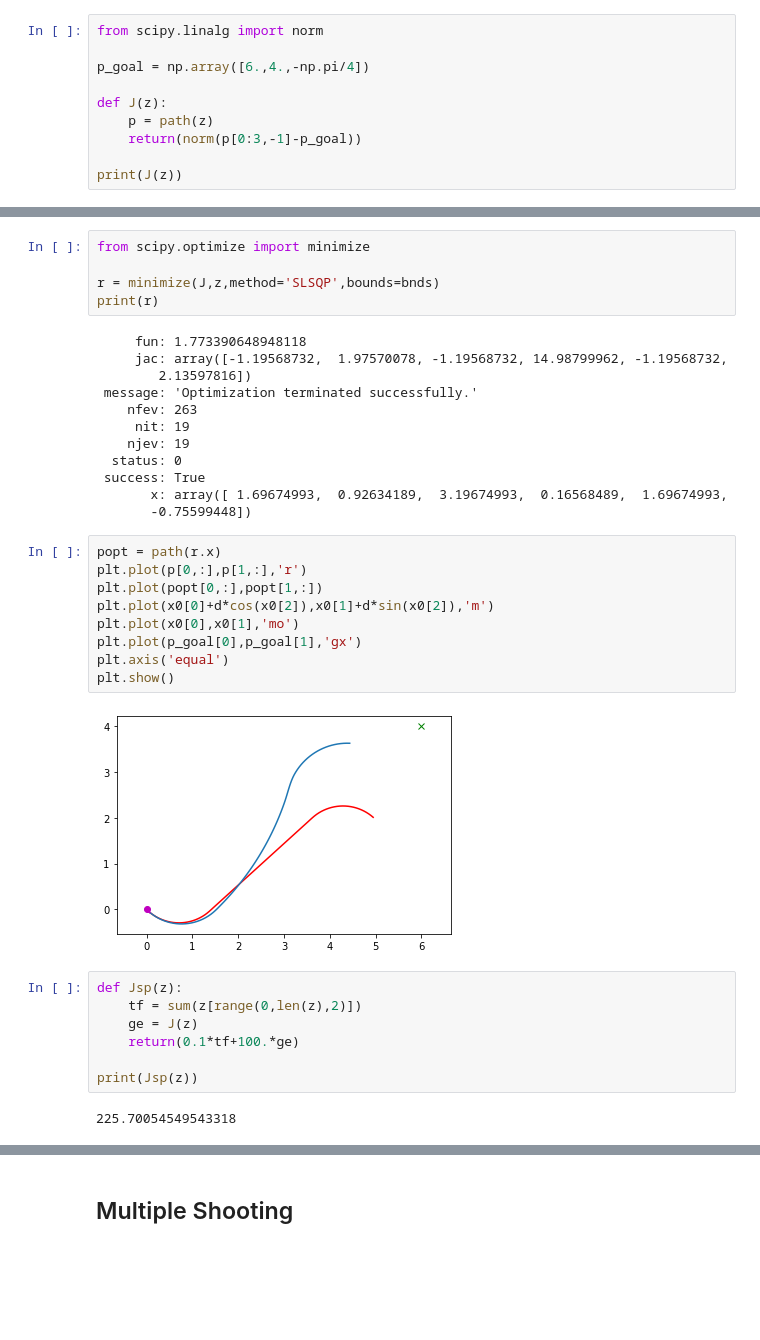
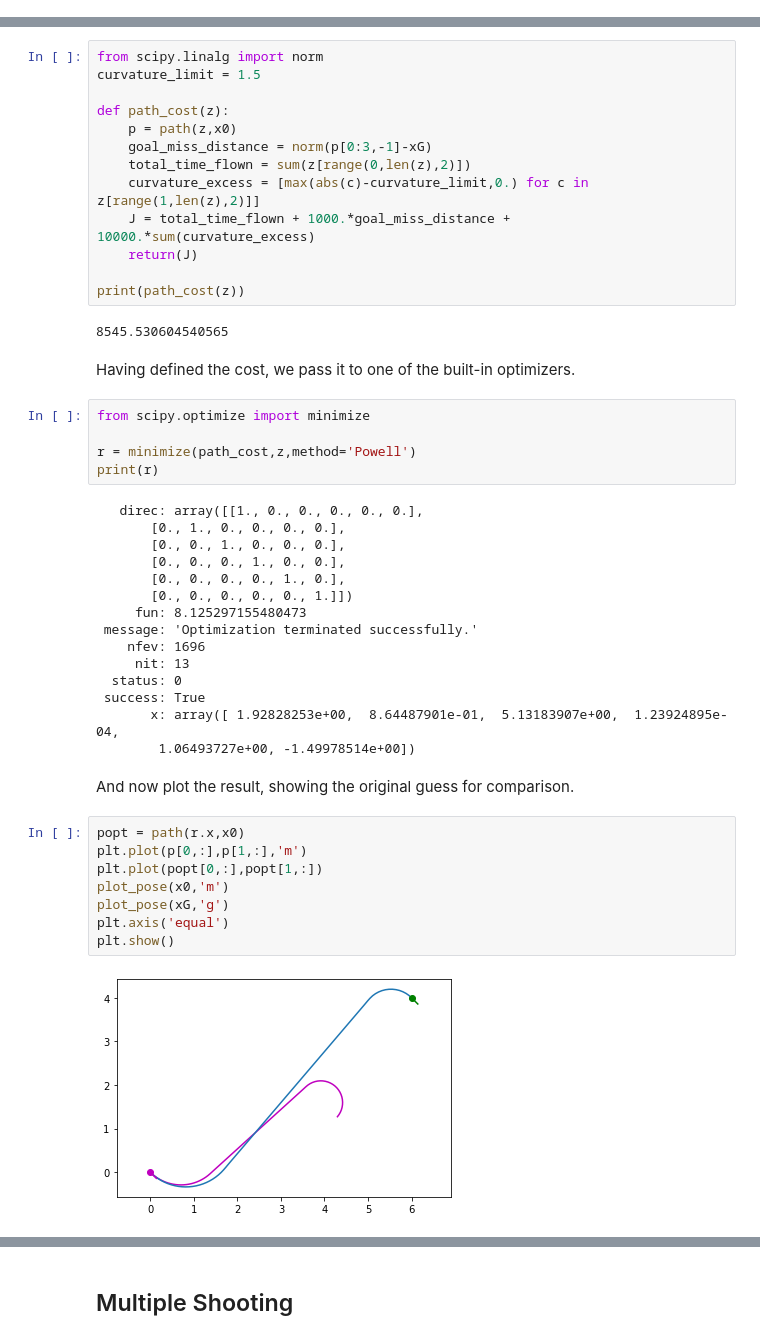
Before and after one commit to arthurrichards77/smply, a Jupyter notebook: shooting.ipynb, the cells around one changed output, grey strips where cells are left out. Cells and saved outputs as stored; diff of their text form; blank space fills up the shorter version.

```diff
--- a/shooting.ipynb
+++ b/shooting.ipynb
@@ -79,10 +89,0 @@ plt.show()
-# %%
-from scipy.linalg import norm
-
-p_goal = np.array([6.,4.,-np.pi/4])
-
-def J(z):
-    p = path(z)
-    return(norm(p[0:3,-1]-p_goal))
-
-print(J(z))
@@ -97,37 +98,49 @@ bnds
+# %%
+from scipy.linalg import norm
+curvature_limit = 1.5
+
+def path_cost(z):
+    p = path(z,x0)
+    goal_miss_distance = norm(p[0:3,-1]-xG)
+    total_time_flown = sum(z[range(0,len(z),2)])
+    curvature_excess = [max(abs(c)-curvature_limit,0.) for c in z[range(1,len(z),2)]]
+    J = total_time_flown + 1000.*goal_miss_distance + 10000.*sum(curvature_excess)
+    return(J)
+
+print(path_cost(z))
+# %% [output]
+8545.530604540565
+# %% [markdown]
+Having defined the cost, we pass it to one of the built-in optimizers.
 # %%
 from scipy.optimize import minimize
 
-r = minimize(J,z,method='SLSQP',bounds=bnds)
+r = minimize(path_cost,z,method='Powell')
 print(r)
 # %% [output]
-     fun: 1.773390648948118
-     jac: array([-1.19568732,  1.97570078, -1.19568732, 14.98799962, -1.19568732,
-        2.13597816])
+   direc: array([[1., 0., 0., 0., 0., 0.],
+       [0., 1., 0., 0., 0., 0.],
+       [0., 0., 1., 0., 0., 0.],
+       [0., 0., 0., 1., 0., 0.],
+       [0., 0., 0., 0., 1., 0.],
+       [0., 0., 0., 0., 0., 1.]])
+     fun: 8.125297155480473
  message: 'Optimization terminated successfully.'
-    nfev: 263
-     nit: 19
-    njev: 19
+    nfev: 1696
+     nit: 13
   status: 0
  success: True
-       x: array([ 1.69674993,  0.92634189,  3.19674993,  0.16568489,  1.69674993,
-       -0.75599448])
+       x: array([ 1.92828253e+00,  8.64487901e-01,  5.13183907e+00,  1.23924895e-04,
+        1.06493727e+00, -1.49978514e+00])
+# %% [markdown]
+And now plot the result, showing the original guess for comparison.
 # %%
-popt = path(r.x)
-plt.plot(p[0,:],p[1,:],'r')
+popt = path(r.x,x0)
+plt.plot(p[0,:],p[1,:],'m')
 plt.plot(popt[0,:],popt[1,:])
-plt.plot(x0[0]+d*cos(x0[2]),x0[1]+d*sin(x0[2]),'m')
-plt.plot(x0[0],x0[1],'mo')
-plt.plot(p_goal[0],p_goal[1],'gx')
+plot_pose(x0,'m')
+plot_pose(xG,'g')
 plt.axis('equal')
 plt.show()
 # %% [output]
-[figure, old version]
+[figure, new version]
-# %%
-def Jsp(z):
-    tf = sum(z[range(0,len(z),2)])
-    ge = J(z)
-    return(0.1*tf+100.*ge)
-
-print(Jsp(z))
-# %% [output]
-225.70054549543318
```
Also changed, not shown: parts of 16 cells of this notebook.
